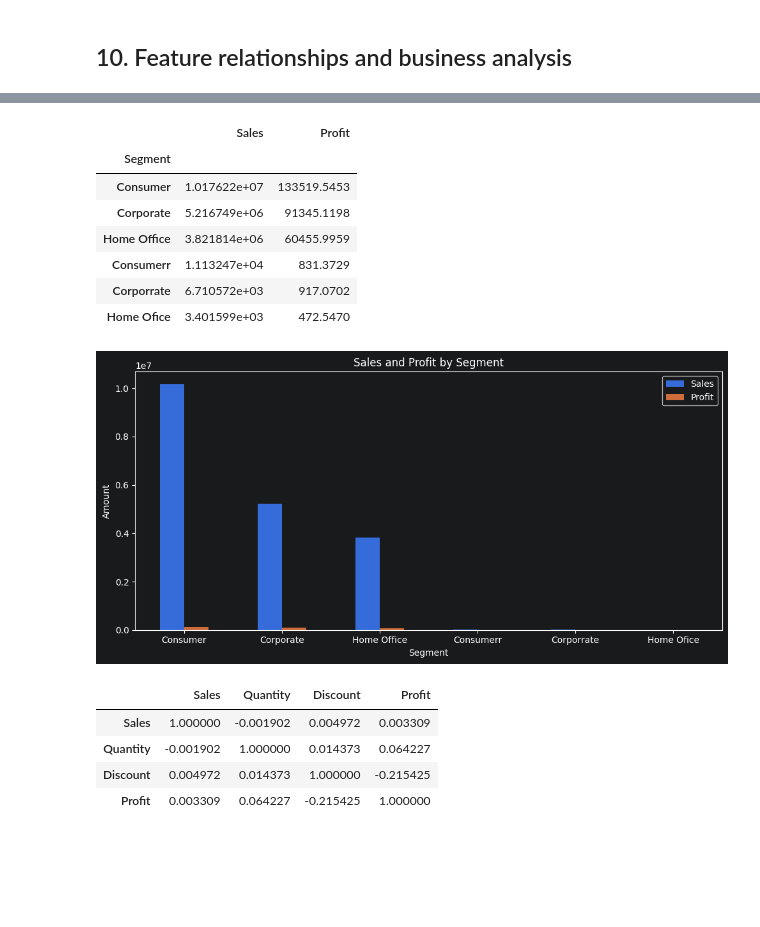
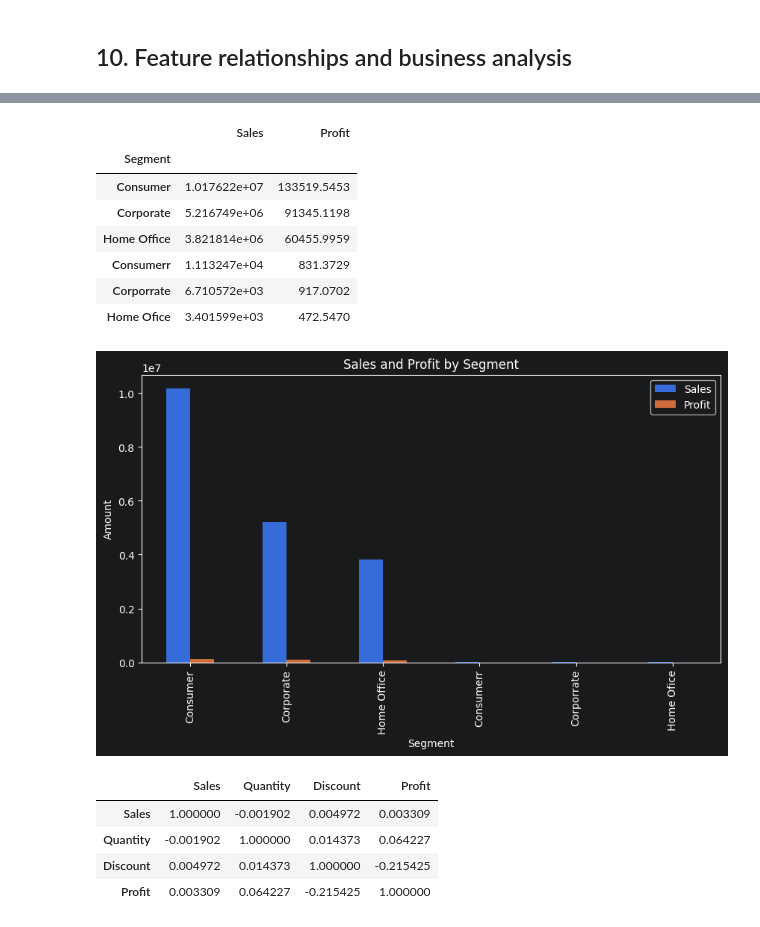
Before and after one commit to Abd0id/DataStore360, a Jupyter notebook: notebooks/EDA.ipynb, the cells around one changed output, grey strips where cells are left out. Drawn from its saved outputs; the diff is of its cells as text; code cells hidden in the pictures; blank space fills up the shorter version.

```diff
--- a/notebooks/EDA.ipynb
+++ b/notebooks/EDA.ipynb
@@ -282,22 +269,19 @@ segment level comparison, in the same style as the Category and Region breakdown
 # %%
-if {'Segment', 'Sales', 'Profit'}.issubset(df.columns):
-    segment_summary = df.groupby('Segment')[['Sales', 'Profit']].sum().sort_values('Sales', ascending=False)
-    display(segment_summary)
-    segment_summary.plot(kind='bar', figsize=(10, 5), title='Sales and Profit by Segment')
-    plt.ylabel('Amount')
-    plt.xticks(rotation=0)
-    plt.tight_layout()
-    plt.show()
+segment_summary = df.groupby('Segment')[['Sales', 'Profit']].sum().sort_values('Sales', ascending=False)
+display(segment_summary)
+segment_summary.plot(kind='bar', figsize=(10, 5), title='Sales and Profit by Segment')
+plt.ylabel('Amount')
+plt.show()
 # %% [output]
 |  | Sales | Profit |
 | Segment |  |  |
 | Consumer | 1.017622e+07 | 133519.5453 |
 | Corporate | 5.216749e+06 | 91345.1198 |
 | Home Office | 3.821814e+06 | 60455.9959 |
 | Consumerr | 1.113247e+04 | 831.3729 |
 | Corporrate | 6.710572e+03 | 917.0702 |
 | Home Ofice | 3.401599e+03 | 472.5470 |
-[figure, old version]
+[figure, new version]
 # %%
 corr_matrix = df[numeric_columns].corr()
 display(corr_matrix)
```
Also changed, not shown: parts of 4 cells of this notebook, 33 other files.
